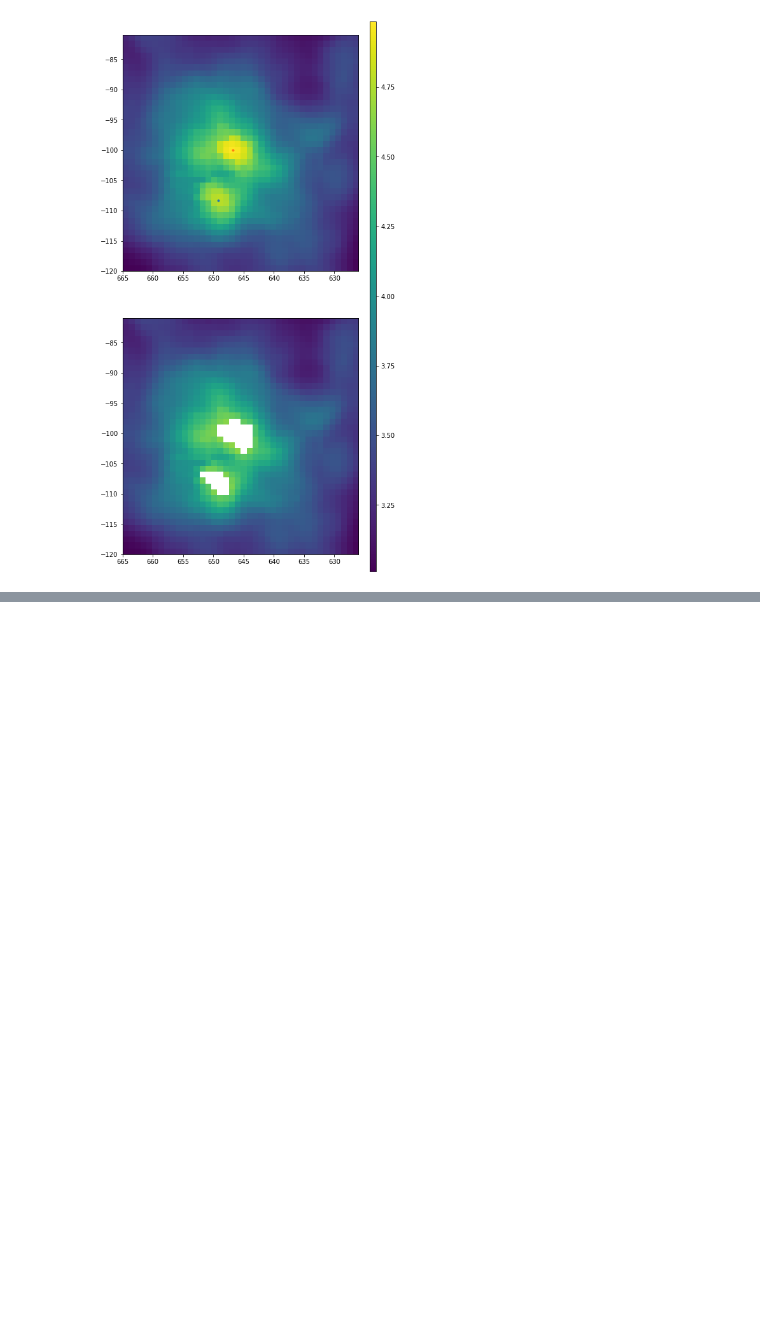
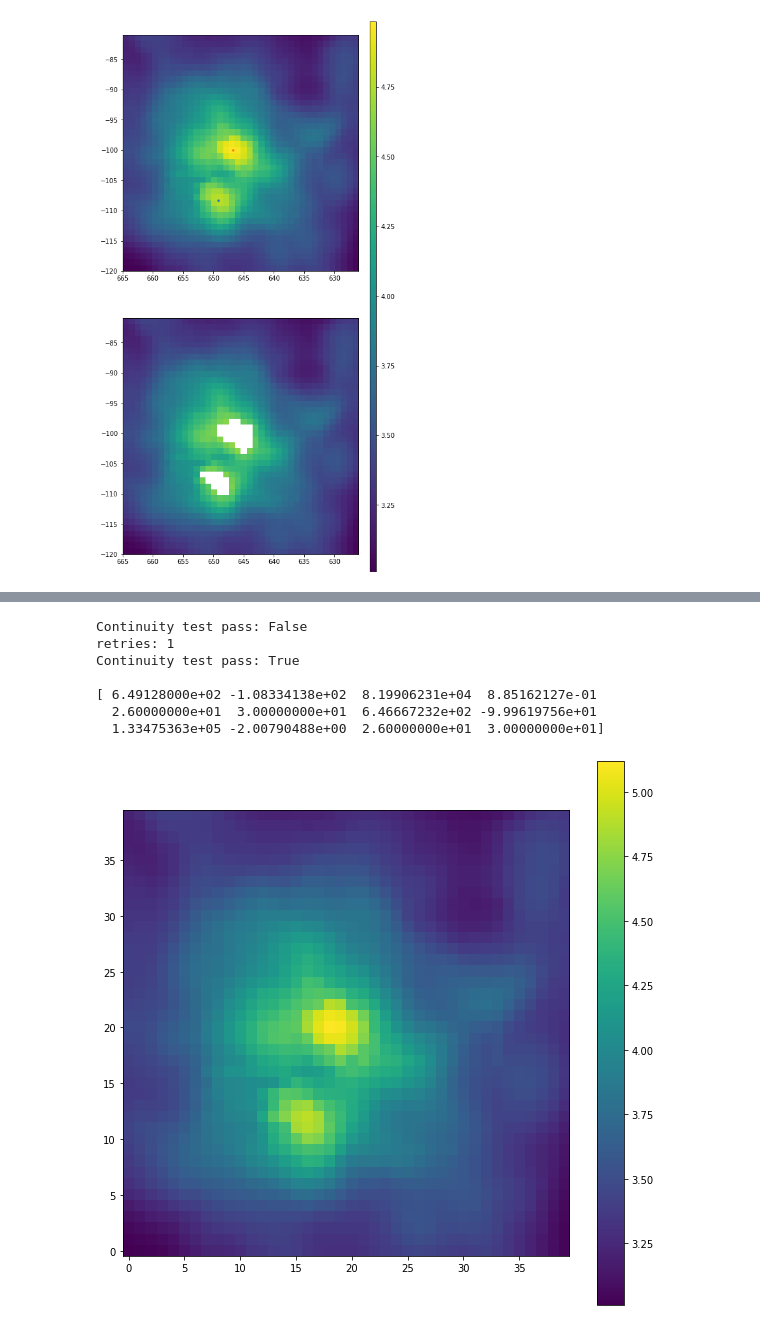
Before and after one commit to martimmcdc/2d-gaussian-fitting, a Jupyter notebook: elliptical_gaussian_test.ipynb, the cells around one changed output, grey strips where cells are left out. Cells and saved outputs as stored; diff of their text form; code cells hidden in the pictures; blank space fills up the shorter version.

```diff
--- a/elliptical_gaussian_test.ipynb
+++ b/elliptical_gaussian_test.ipynb
@@ -173,0 +350,26 @@ plt.show()
+# %%
+n_peaks = 2
+
+params,image = fit(grid,data0,sat_area,[],[],np.array([[21.2,24.2],[21,25]]),peaks=n_peaks)
+min_val,max_val = np.min(np.log10(image)),np.max(np.log10(image))
+print("\n" +str(params))
+
+
+fig=plt.figure(figsize=(10,10))
+plt.imshow(np.log10(image),origin="lower")
+plt.colorbar()
+plt.show()
+
+
+#plt.imshow(np.log10(np.abs(image-data0)),origin='lower')
+#plt.colorbar()
+#plt.show()
+# %% [output]
+Continuity test pass: False
+retries: 1
+Continuity test pass: True
+
+[ 6.49128000e+02 -1.08334138e+02  8.19906231e+04  8.85162127e-01
+  2.60000000e+01  3.00000000e+01  6.46667232e+02 -9.99619756e+01
+  1.33475363e+05 -2.00790488e+00  2.60000000e+01  3.00000000e+01]
+[figure, added]
```
Also changed, not shown: parts of 3 cells of this notebook, 7 other files.
